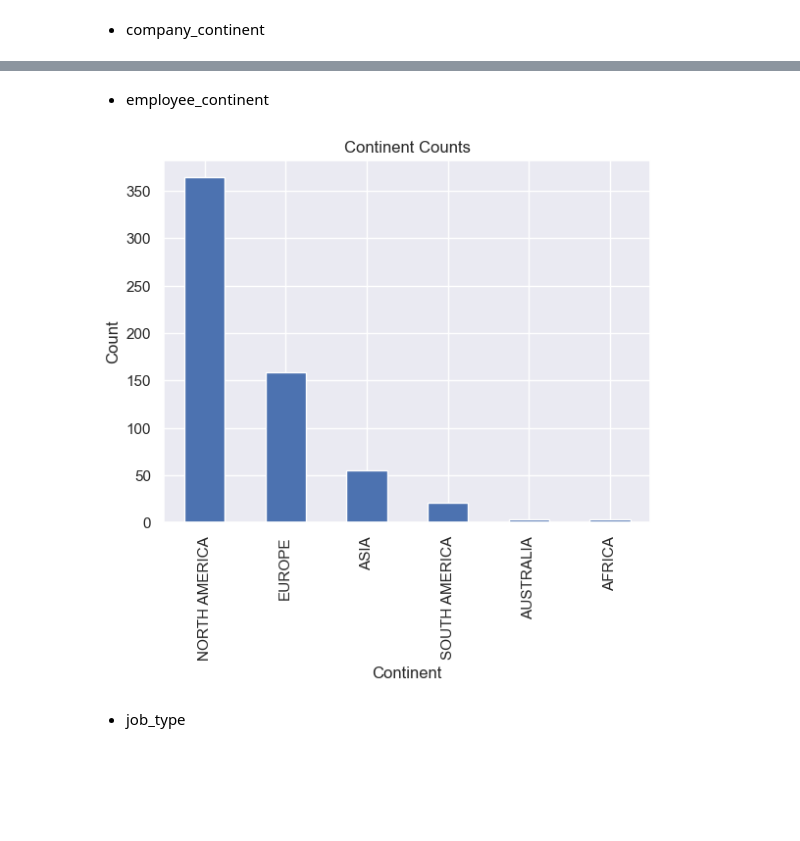
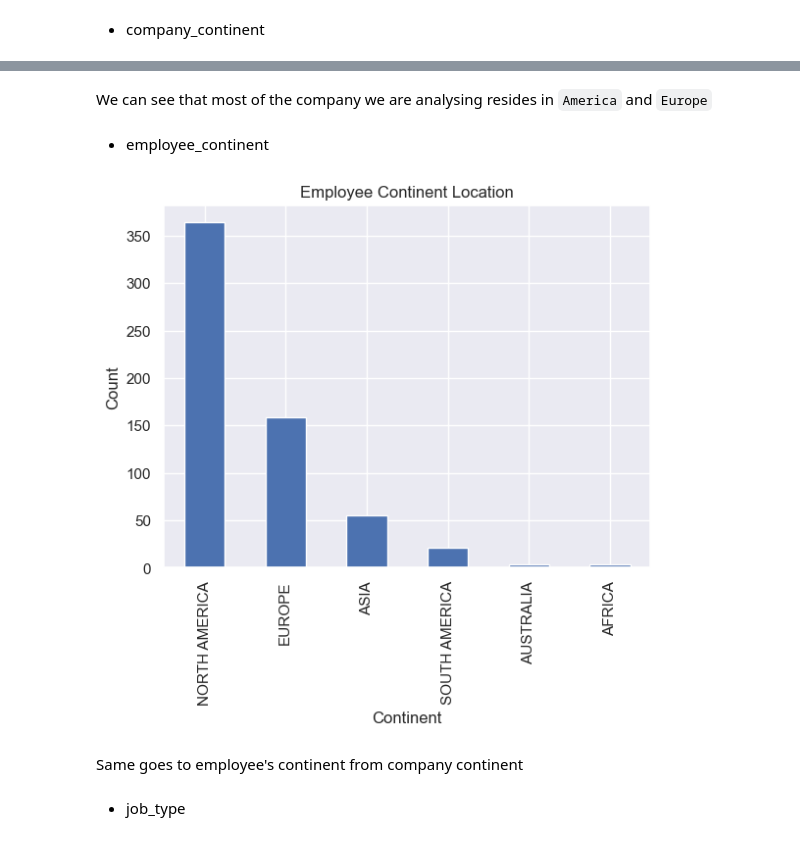
Before and after one commit to legitaxes/sc1015-mini_assignment, a Jupyter notebook: EDA-of-Dataset.ipynb, the cells around one changed output, grey strips where cells are left out. Cells and saved outputs as stored; diff of their text form; code cells hidden in the pictures; blank space fills up the shorter version.

```diff
--- a/EDA-of-Dataset.ipynb
+++ b/EDA-of-Dataset.ipynb
@@ -148,15 +153,19 @@ plt.show()
+# %% [markdown]
+We can see that most of the company we are analysing resides in `America` and `Europe`
 # %% [markdown]
 - employee_continent
 # %%
 domain = dsdata['employee_continent']
 counts = domain.value_counts()
 counts.plot(kind='bar')
-plt.title('Continent Counts')
+plt.title('Employee Continent Location')
 plt.xlabel('Continent')
 plt.ylabel('Count')
 plt.show()
 # %% [output]
-[figure, old version]
+[figure, new version]
+# %% [markdown]
+Same goes to employee's continent from company continent
 # %% [markdown]
 - job_type
 # %%
```
Also changed, not shown: parts of 6 cells of this notebook, 1 other file.
